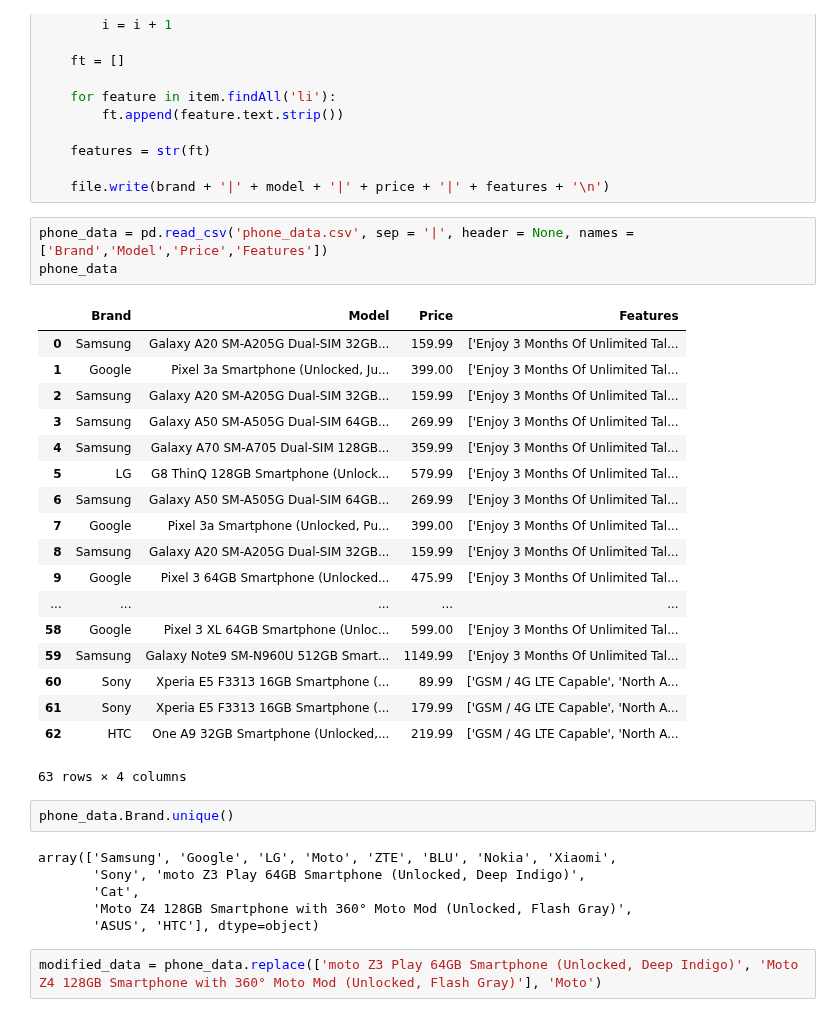
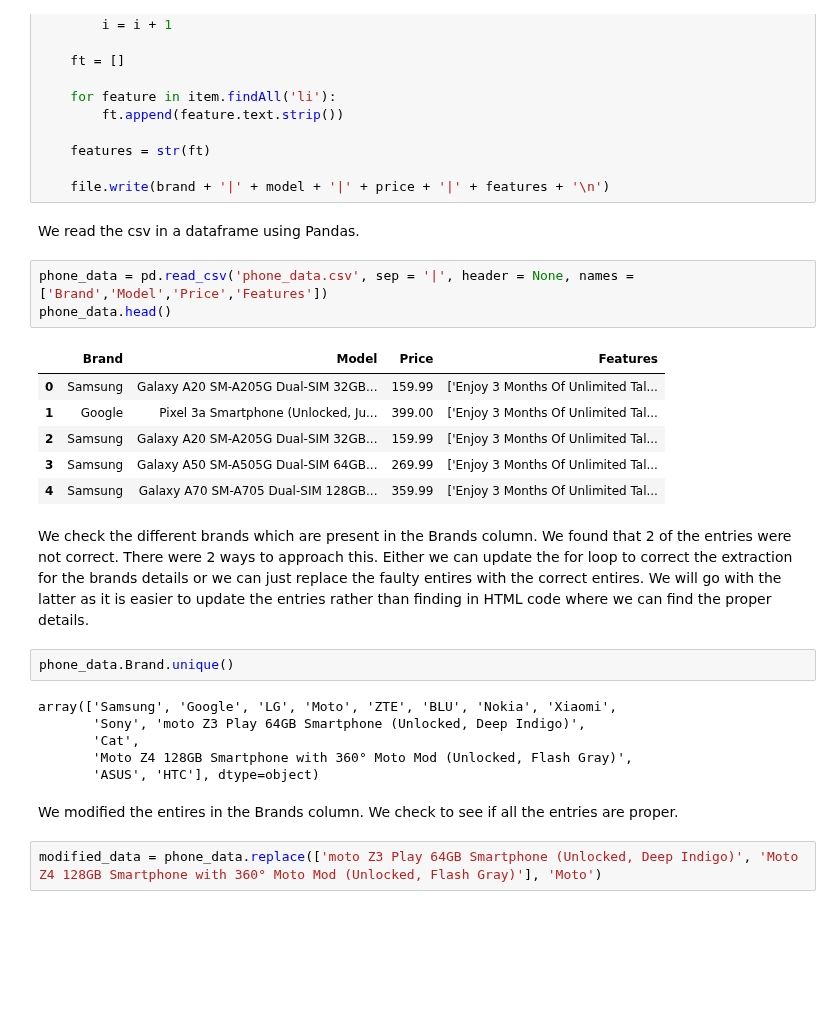
Before and after one commit to HSSangha/Text_scrapping_assignment, a Jupyter notebook: Text_Scrapping_Harman.ipynb, the cells around one changed output. Cells and saved outputs as stored; diff of their text form; blank space fills up the shorter version.

```diff
--- a/Text_Scrapping_Harman.ipynb
+++ b/Text_Scrapping_Harman.ipynb
@@ -65,28 +77,20 @@ for item in items:
     features = str(ft)
 
     file.write(brand + '|' + model + '|' + price + '|' + features + '\n')
+# %% [markdown]
+We read the csv in a dataframe using Pandas.
 # %%
 phone_data = pd.read_csv('phone_data.csv', sep = '|', header = None, names = ['Brand','Model','Price','Features'])
-phone_data
+phone_data.head()
 # %% [output]
 |  | Brand | Model | Price | Features |
 | 0 | Samsung | Galaxy A20 SM-A205G Dual-SIM 32GB... | 159.99 | ['Enjoy 3 Months Of Unlimited Tal... |
 | 1 | Google | Pixel 3a Smartphone (Unlocked, Ju... | 399.00 | ['Enjoy 3 Months Of Unlimited Tal... |
 | 2 | Samsung | Galaxy A20 SM-A205G Dual-SIM 32GB... | 159.99 | ['Enjoy 3 Months Of Unlimited Tal... |
 | 3 | Samsung | Galaxy A50 SM-A505G Dual-SIM 64GB... | 269.99 | ['Enjoy 3 Months Of Unlimited Tal... |
 | 4 | Samsung | Galaxy A70 SM-A705 Dual-SIM 128GB... | 359.99 | ['Enjoy 3 Months Of Unlimited Tal... |
-| 5 | LG | G8 ThinQ 128GB Smartphone (Unlock... | 579.99 | ['Enjoy 3 Months Of Unlimited Tal... |
-| 6 | Samsung | Galaxy A50 SM-A505G Dual-SIM 64GB... | 269.99 | ['Enjoy 3 Months Of Unlimited Tal... |
-| 7 | Google | Pixel 3a Smartphone (Unlocked, Pu... | 399.00 | ['Enjoy 3 Months Of Unlimited Tal... |
-| 8 | Samsung | Galaxy A20 SM-A205G Dual-SIM 32GB... | 159.99 | ['Enjoy 3 Months Of Unlimited Tal... |
-| 9 | Google | Pixel 3 64GB Smartphone (Unlocked... | 475.99 | ['Enjoy 3 Months Of Unlimited Tal... |
-| ... | ... | ... | ... | ... |
-| 58 | Google | Pixel 3 XL 64GB Smartphone (Unloc... | 599.00 | ['Enjoy 3 Months Of Unlimited Tal... |
-| 59 | Samsung | Galaxy Note9 SM-N960U 512GB Smart... | 1149.99 | ['Enjoy 3 Months Of Unlimited Tal... |
-| 60 | Sony | Xperia E5 F3313 16GB Smartphone (... | 89.99 | ['GSM / 4G LTE Capable', 'North A... |
-| 61 | Sony | Xperia E5 F3313 16GB Smartphone (... | 179.99 | ['GSM / 4G LTE Capable', 'North A... |
-| 62 | HTC | One A9 32GB Smartphone (Unlocked,... | 219.99 | ['GSM / 4G LTE Capable', 'North A... |
-63 rows × 4 columns
+# %% [markdown]
+We check the different brands which are present in the Brands column. We found that 2 of the entries were not correct. There were 2 ways to approach this. Either we can update the for loop to correct the extraction for the brands details or we can just replace the faulty entires with the correct entires. We will go with the latter as it is easier to update the entries rather than finding in HTML code where we can find the proper details.
 # %%
 phone_data.Brand.unique()
 # %% [output]
@@ -95,6 +99,8 @@ array(['Samsung', 'Google', 'LG', 'Moto', 'ZTE', 'BLU', 'Nokia', 'Xiaomi',
        'Cat',
        'Moto Z4 128GB Smartphone with 360° Moto Mod (Unlocked, Flash Gray)',
        'ASUS', 'HTC'], dtype=object)
+# %% [markdown]
+We modified the entires in the Brands column. We check to see if all the entries are proper.
 # %%
 modified_data = phone_data.replace(['moto Z3 Play 64GB Smartphone (Unlocked, Deep Indigo)', 'Moto Z4 128GB Smartphone with 360° Moto Mod (Unlocked, Flash Gray)'], 'Moto')
 # %%
```
Also changed, not shown: parts of 11 cells of this notebook.
